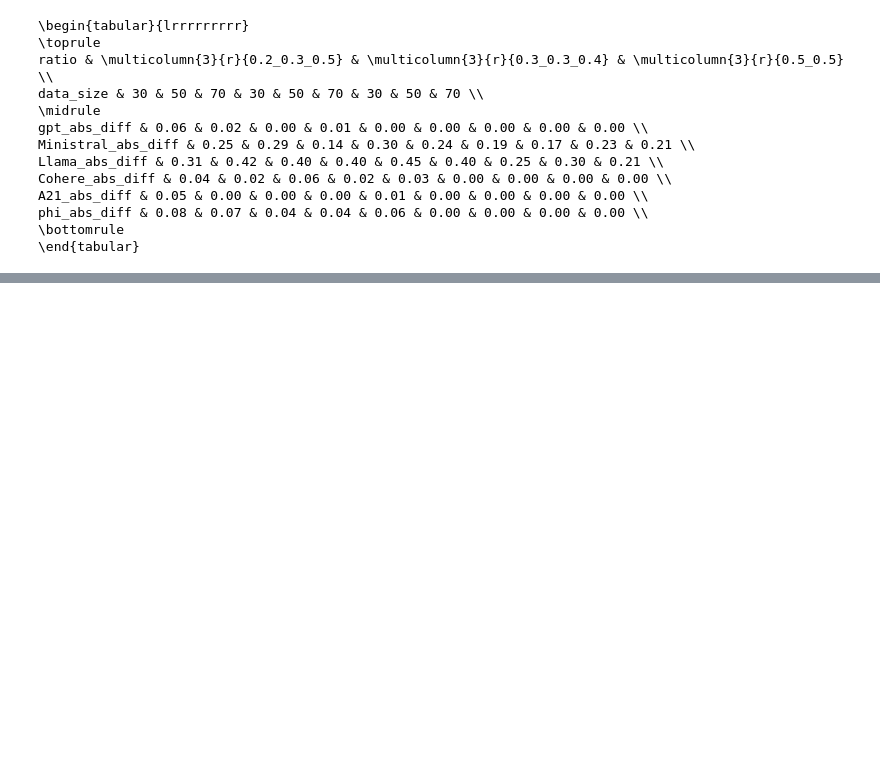
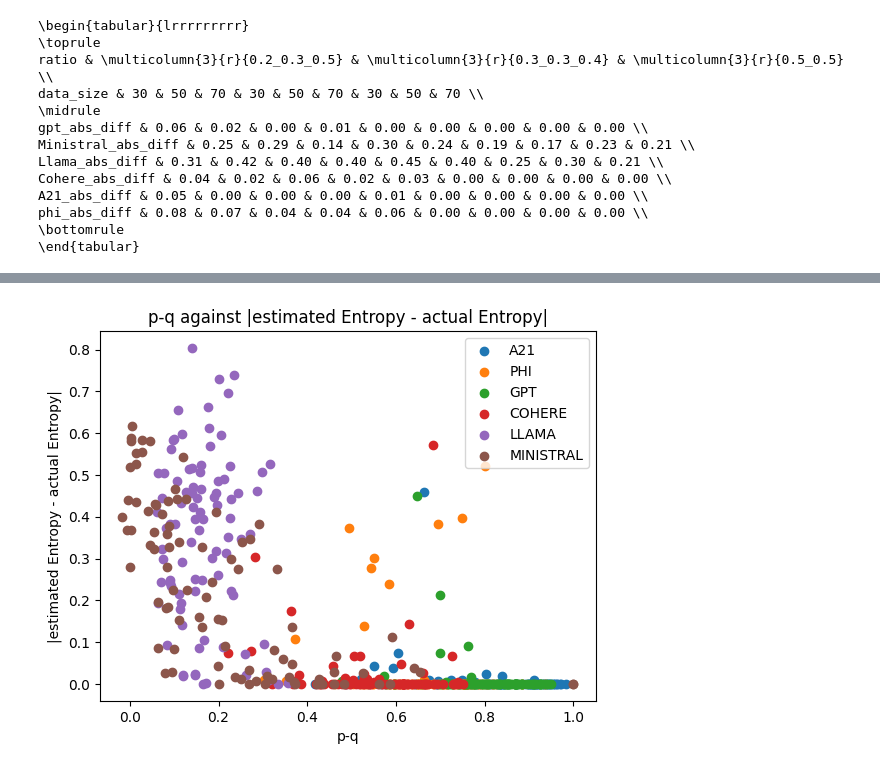
Before and after one commit to yiliu9090/sermantic-spectral-entropy, a Jupyter notebook: notebook/spectral_entropy.ipynb, the cells around one changed output, grey strips where cells are left out. Saved outputs shown, nothing was run; the diff lists cells and outputs as text; code cells hidden in the pictures; blank space fills up the shorter version.

Commit message:
new data

```diff
--- a/notebook/spectral_entropy.ipynb
+++ b/notebook/spectral_entropy.ipynb
@@ -149,5 +149,10 @@ Llama_data = output_phi[[ 'Llama_p_value', 'Llama_q_value', 'Llama_abs_diff','da
 Ministral_data = output_phi[[ 'Ministral_p_value', 'Ministral_q_value', 'Ministral_abs_diff','data_size']].rename(columns={'Ministral_p_value':'p', 'Ministral_q_value':'q',  'Ministral_abs_diff': 'diff'})
 # %%
 data_list = []
+c += 1
 for i in ["A21", 'phi', 'gpt', 'Cohere', "Llama", "Ministral"]:
-    data = output_phi[[i+'_p_value', i+'_q_value', i+'_abs_diff', i+'_entropy_computed',i + '_time', 'data_size', 'ratio',  ]].rename(columns={i+'_p_value', i+'_q_value', i+'_abs_diff', i+'_entropy_computed',i + '_time'})
+    data = output_phi[[i+'_p_value', i+'_q_value', i+'_abs_diff', i+'_entropy_computed',i + '_time', 'data_size', 'ratio','empirical_entropy'  ]].rename(columns={i+'_p_value': 'p', i+'_q_value': 'q', i+'_abs_diff':'diff', i+'_entropy_computed': 'entropy_computed',i + '_time':'time'})
+    data['e'] = i.upper()
+    data['cluster_size'] = data['ratio'].apply(lambda x: len(x.split('_')))
+    data['lambda'] = (data['p']- data['q'])
+    data_list.append(data)
@@ -178,0 +177,11 @@ Name: data_size, Length: 540, dtype: object
+# %%
+colormap = ["A21", 'phi', 'gpt', 'Cohere', "Llama", "Ministral"]
+for i in data_list:
+    plt.scatter(i["lambda"], i['diff'], label = i['e'].iloc[1])
+plt.legend(loc= 'upper right')
+plt.title("p-q against |estimated Entropy - actual Entropy|")
+plt.xlabel("p-q")
+plt.ylabel("|estimated Entropy - actual Entropy|")
+plt.savefig('/root/research/Deep-Learning-Research/Notebook/LambdaExp1.pdf')
+# %% [output]
+[figure, added]
```
Also changed, not shown: parts of 7 cells of this notebook.
